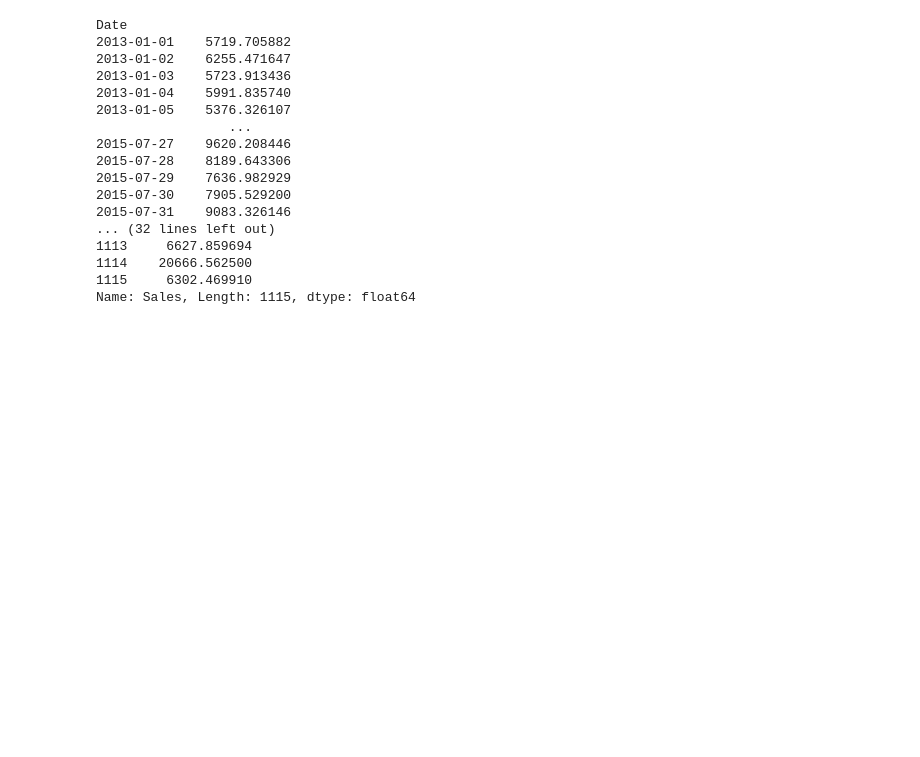
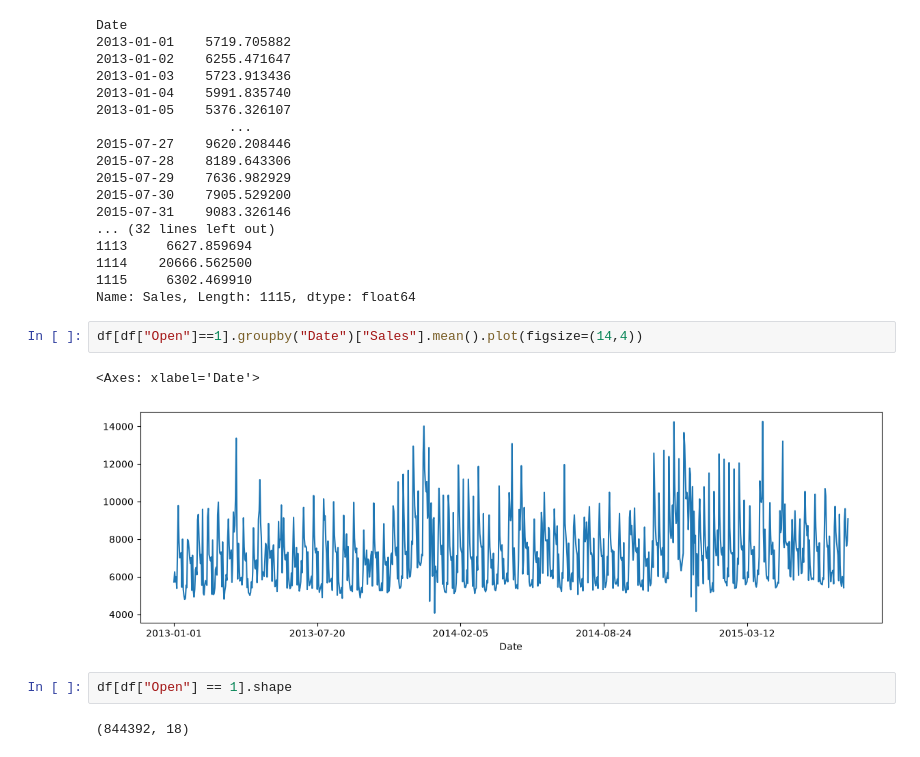
Before and after one commit to samareky856-byte/mobile-laptop-sales-dl-pipeline-deployment, a Jupyter notebook: notebooks/EDA.ipynb, the cells around one changed output. Cells and saved outputs as stored; diff of their text form; blank space fills up the shorter version.

```diff
--- a/notebooks/EDA.ipynb
+++ b/notebooks/EDA.ipynb
@@ -228,3 +226,12 @@ Date
 1114    20666.562500
 1115     6302.469910
 Name: Sales, Length: 1115, dtype: float64
+# %%
+df[df["Open"]==1].groupby("Date")["Sales"].mean().plot(figsize=(14,4))
+# %% [output]
+<Axes: xlabel='Date'>
+[figure, added]
+# %%
+df[df["Open"] == 1].shape
+# %% [output]
+(844392, 18)
```
Also changed, not shown: parts of 4 cells of this notebook.
